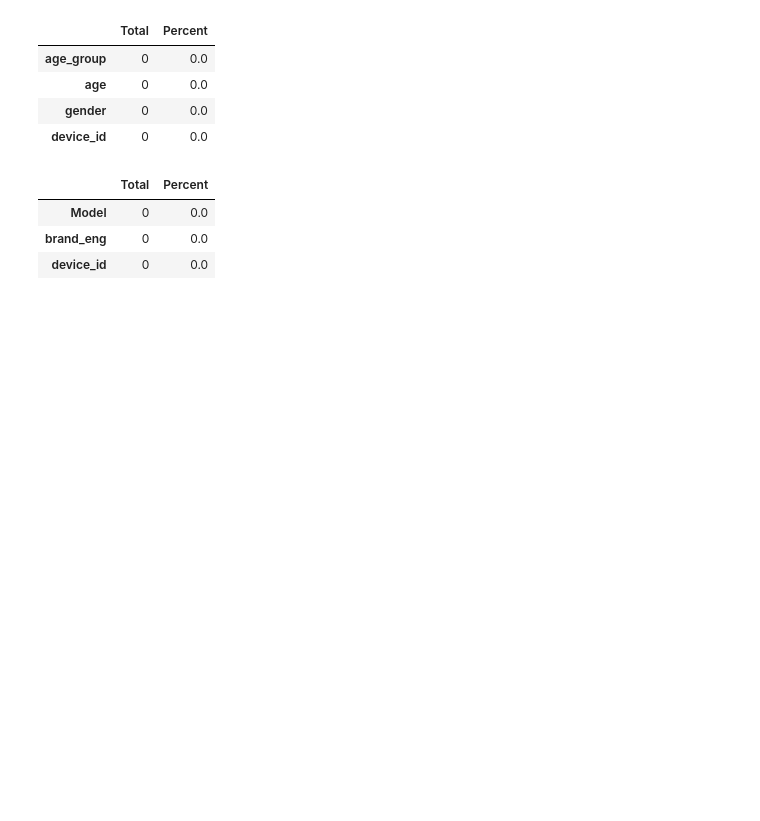
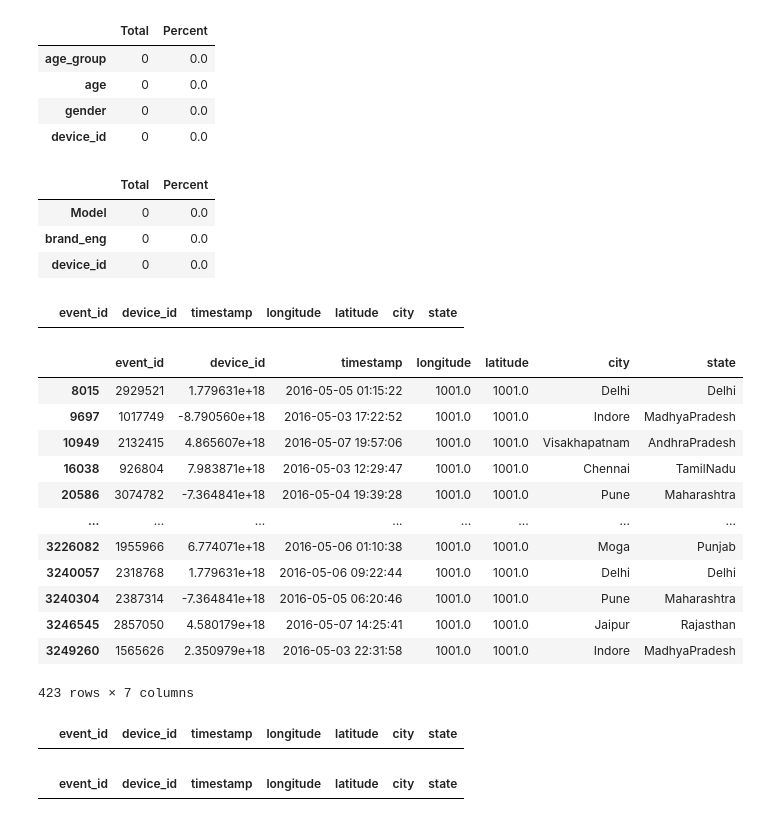
Before and after one commit to pathakchiranjit/Capstone_CDF_April21, a Jupyter notebook: CDF_projects_1004.ipynb, the cells around one changed output. Drawn from its saved outputs; the diff is of its cells as text; code cells hidden in the pictures; blank space fills up the shorter version.

```diff
--- a/CDF_projects_1004.ipynb
+++ b/CDF_projects_1004.ipynb
@@ -253,3 +253,38 @@ missing_data(df2)
 | Model | 0 | 0.0 |
 | brand_eng | 0 | 0.0 |
 | device_id | 0 | 0.0 |
+# %%
+df1 = project_df.copy()
+# %%
+df1['device_id'].fillna(1001, inplace = True)
+df1['latitude'].fillna(1001, inplace = True)
+df1['longitude'].fillna(1001, inplace = True)
+df1['state'].fillna(1001, inplace = True)
+# %%
+df1[(df1.device_id==1001) & (df1.latitude==1001)]
+# %% [output]
+|  | event_id | device_id | timestamp | longitude | latitude | city | state |
+# %%
+df1[(df1.longitude==1001) & (df1.latitude==1001)]
+# %% [output]
+|  | event_id | device_id | timestamp | longitude | latitude | city | state |
+| 8015 | 2929521 | 1.779631e+18 | 2016-05-05 01:15:22 | 1001.0 | 1001.0 | Delhi | Delhi |
+| 9697 | 1017749 | -8.790560e+18 | 2016-05-03 17:22:52 | 1001.0 | 1001.0 | Indore | MadhyaPradesh |
+| 10949 | 2132415 | 4.865607e+18 | 2016-05-07 19:57:06 | 1001.0 | 1001.0 | Visakhapatnam | AndhraPradesh |
+| 16038 | 926804 | 7.983871e+18 | 2016-05-03 12:29:47 | 1001.0 | 1001.0 | Chennai | TamilNadu |
+| 20586 | 3074782 | -7.364841e+18 | 2016-05-04 19:39:28 | 1001.0 | 1001.0 | Pune | Maharashtra |
+| ... | ... | ... | ... | ... | ... | ... | ... |
+| 3226082 | 1955966 | 6.774071e+18 | 2016-05-06 01:10:38 | 1001.0 | 1001.0 | Moga | Punjab |
+| 3240057 | 2318768 | 1.779631e+18 | 2016-05-06 09:22:44 | 1001.0 | 1001.0 | Delhi | Delhi |
+| 3240304 | 2387314 | -7.364841e+18 | 2016-05-05 06:20:46 | 1001.0 | 1001.0 | Pune | Maharashtra |
+| 3246545 | 2857050 | 4.580179e+18 | 2016-05-07 14:25:41 | 1001.0 | 1001.0 | Jaipur | Rajasthan |
+| 3249260 | 1565626 | 2.350979e+18 | 2016-05-03 22:31:58 | 1001.0 | 1001.0 | Indore | MadhyaPradesh |
+423 rows × 7 columns
+# %%
+df1[(df1.device_id==1001) & (df1.state==1001)]
+# %% [output]
+|  | event_id | device_id | timestamp | longitude | latitude | city | state |
+# %%
+df1[(df1.latitude==1001) & (df1.state==1001)]
+# %% [output]
+|  | event_id | device_id | timestamp | longitude | latitude | city | state |
```
Also changed, not shown: parts of 2 cells of this notebook.
